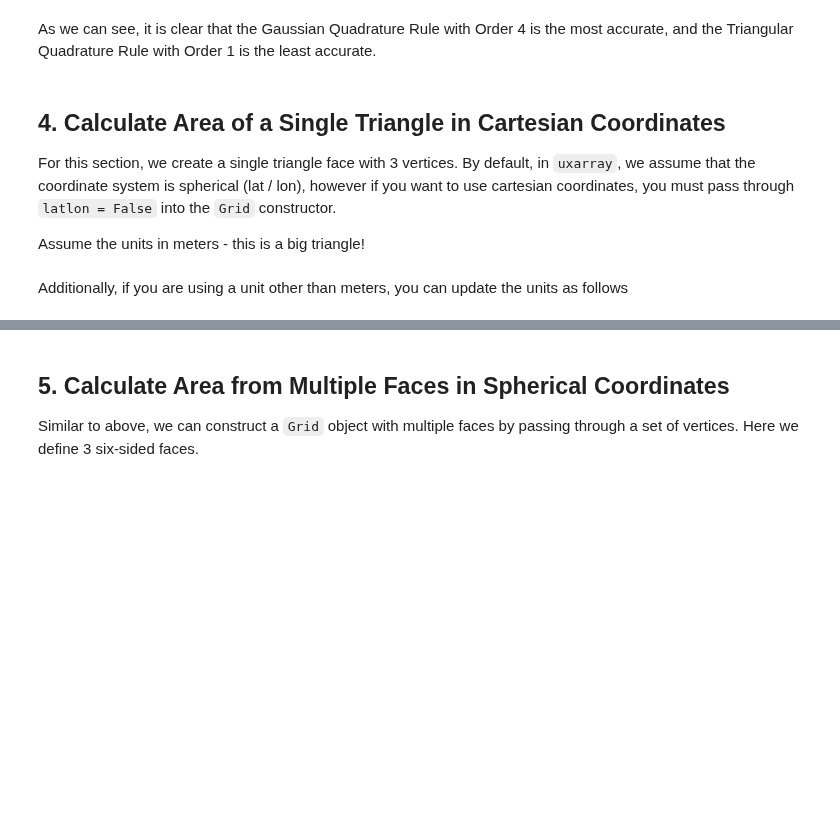
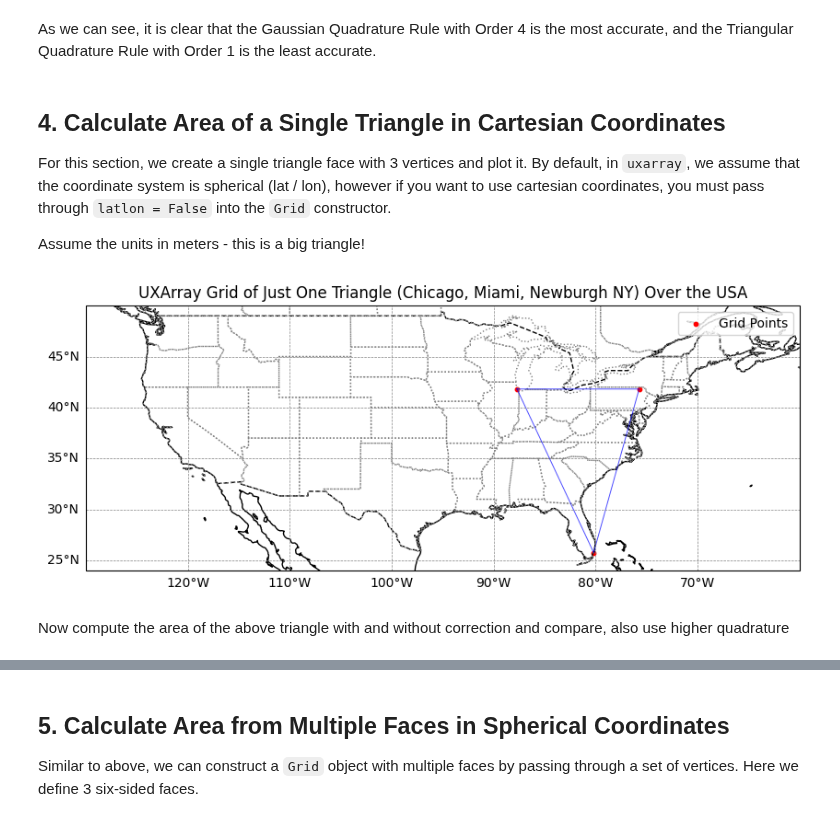
Before and after one commit to UXARRAY/uxarray, a Jupyter notebook: docs/user-guide/area_calc.ipynb, the cells around one changed output, grey strips where cells are left out. Drawn from its saved outputs; the diff is of its cells as text; code cells hidden in the pictures; blank space fills up the shorter version.

Commit message:
o Fix tests and notebook, also use MathJAX3 and 2 is no longer supported

```diff
--- a/docs/user-guide/area_calc.ipynb
+++ b/docs/user-guide/area_calc.ipynb
@@ -76,6 +117,6 @@ As we can see, it is clear that the Gaussian Quadrature Rule with Order 4 is the
 # %% [markdown]
 ## 4. Calculate Area of a Single Triangle in Cartesian Coordinates
 
-For this section, we create a single triangle face with 3 vertices. By default, in `uxarray`, we assume that the coordinate system is spherical (lat / lon), however if you want to use cartesian coordinates, you must pass through `latlon = False` into the `Grid` constructor.
+For this section, we create a single triangle face with 3 vertices and plot it. By default, in `uxarray`, we assume that the coordinate system is spherical (lat / lon), however if you want to use cartesian coordinates, you must pass through `latlon = False` into the `Grid` constructor.
 
 Assume the units in meters - this is a big triangle!
@@ -96,2 +123,58 @@ vgrid.calculate_total_face_area()
-# %% [markdown]
-Additionally, if you are using a unit other than meters, you can update the units as follows
+# %%
+# Vertices
+verts = [
+    [0.02974582, -0.74469018, 0.66674712],
+    [0.1534193, -0.88744577, 0.43462917],
+    [0.18363692, -0.72230586, 0.66674712],
+]
+
+# Load vertices into a UXarray Grid object
+vgrid = ux.open_grid(verts, latlon=False)
+
+# Create figure with Cartopy projection
+fig, ax = plt.subplots(figsize=(10, 6), subplot_kw={"projection": ccrs.PlateCarree()})
+
+# Plot the grid points (nodes)
+ax.scatter(
+    vgrid.node_lon,
+    vgrid.node_lat,
+    transform=ccrs.PlateCarree(),
+    color="red",
+    s=10,
+    label="Grid Points",
+)
+
+# Add grid lines by connecting nodes using face-node connectivity
+for face in vgrid.face_node_connectivity:
+    face_nodes = face[face >= 0]  # Ignore invalid (-1) indices
+    lons = vgrid.node_lon[face_nodes]
+    lats = vgrid.node_lat[face_nodes]
+    # Close the loop by adding the first point at the end
+    lons = np.append(lons, lons[0])
+    lats = np.append(lats, lats[0])
+    ax.plot(
+        lons, lats, transform=ccrs.PlateCarree(), color="blue", linewidth=0.7, alpha=0.7
+    )
+
+# Set extent to show only the USA
+ax.set_extent([-130, -60, 24, 50], crs=ccrs.PlateCarree())
+
+# Add geographic features
+ax.add_feature(cfeature.BORDERS, linestyle="--", edgecolor="black")  # Country borders
+ax.add_feature(cfeature.COASTLINE, edgecolor="black")  # Coastlines
+ax.add_feature(cfeature.STATES, linestyle=":", edgecolor="gray")  # US State boundaries
+
+# Add gridlines
+gl = ax.gridlines(draw_labels=True, linestyle="--", linewidth=0.5, color="gray")
+gl.right_labels = False
+gl.top_labels = False
+
+plt.title(
+    "UXArray Grid of Just One Triangle (Chicago, Miami, Newburgh NY) Over the USA"
+)
+plt.legend()
+plt.show()
+# %% [output]
+[figure, added]
+# %% [markdown]
+Now compute the area of the above triangle with and without correction and compare, also use higher quadrature
```
Also changed, not shown: parts of 19 cells of this notebook, 5 other files.
